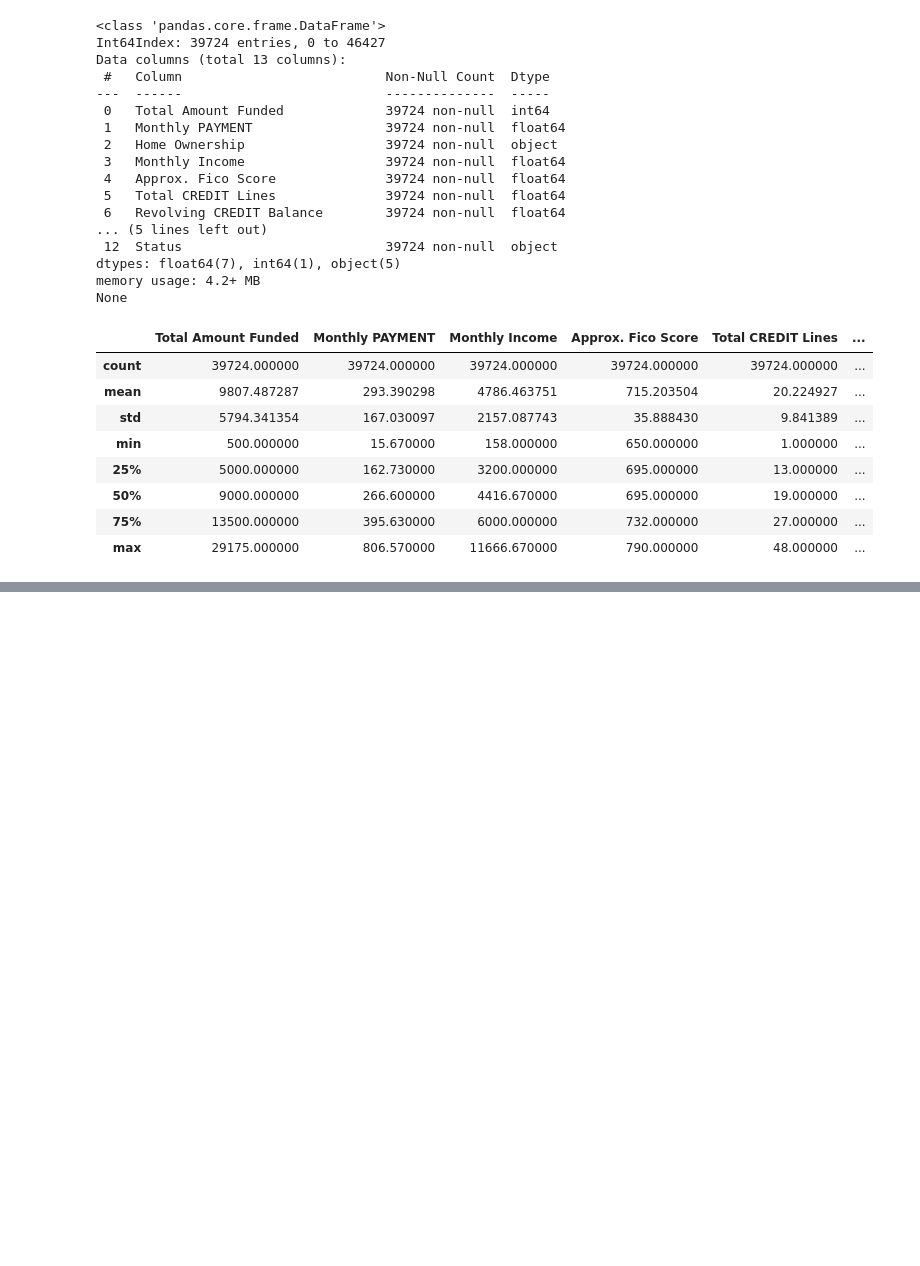
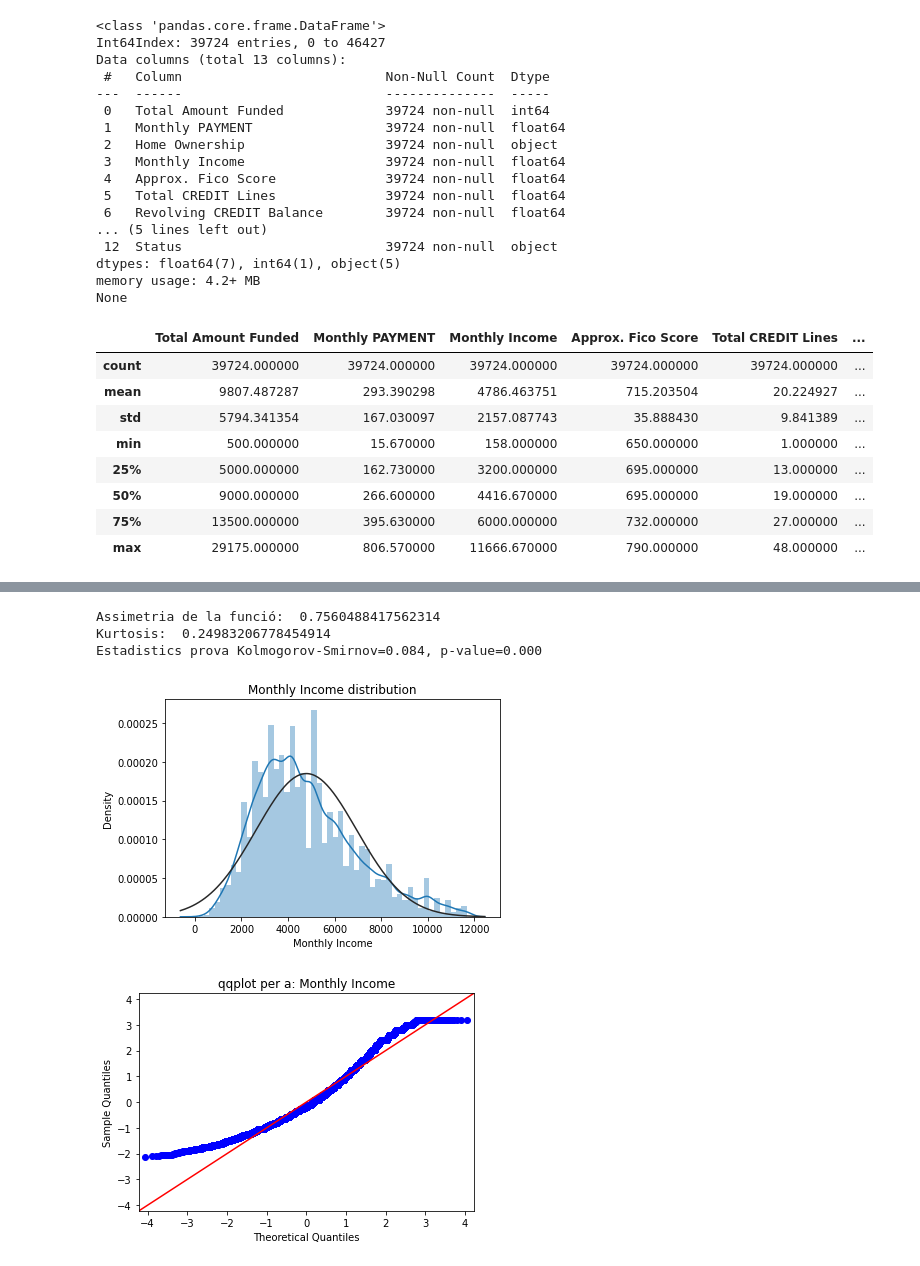
Before and after one commit to Jolicost/Loan-data-analysis, a Jupyter notebook: M2.951_20201_Pràctica2_LoanStatsDataset.ipynb, the cells around one changed output, grey strips where cells are left out. Saved outputs shown, nothing was run; the diff lists cells and outputs as text; code cells hidden in the pictures; blank space fills up the shorter version.

```diff
--- a/M2.951_20201_Pràctica2_LoanStatsDataset.ipynb
+++ b/M2.951_20201_Pràctica2_LoanStatsDataset.ipynb
@@ -842,0 +875,35 @@ df = pd.read_csv('LoanStatsDatasetCleaned.csv', sep=',')
+# %%
+from scipy.stats import norm
+
+#Visualitzem la distribució de la variable "Monthly Income" comparant amb la distibució normal.
+sns.distplot(df['Monthly Income'], fit = norm)
+plt.title("Monthly Income distribution")
+
+#Calculo l'assimetria de la funció
+print ("Assimetria de la funció: ", df['Monthly Income'].skew())
+
+#Calculo la kurtosis
+print ("Kurtosis: ", df['Monthly Income'].kurt())
+
+#Calculo la prova de Shapiro.Wilk no enva va bé pq la mostra és superior a 50.
+#from scipy.stats import shapiro
+#stat, p = shapiro(df['Monthly PAYMENT'])
+#print('Estadistics prova Shapiro.Wilk =%.3f, p-value =%.3f' % (stat, p))
+
+def qqplot(variable):
+    sm.qqplot(variable, line='45', fit=True)
+    plt.title("qqplot per a: " + variable.name)
+
+#Calculo la prova de Kolmogorov-Smirnov
+from scipy.stats import kstest
+media, desviacion = norm.fit(df['Monthly Income'])
+stat, p = kstest(df['Monthly Income'], 'norm', args=(media,desviacion))
+print('Estadistics prova Kolmogorov-Smirnov=%.3f, p-value=%.3f' % (stat, p))
+
+qqplot(df['Monthly Income'])
+# %% [output]
+Assimetria de la funció:  0.7560488417562314
+Kurtosis:  0.24983206778454914
+Estadistics prova Kolmogorov-Smirnov=0.084, p-value=0.000
+[figure, added]
+[figure, added]
```
Also changed, not shown: parts of 31 cells of this notebook, 1 other file.
